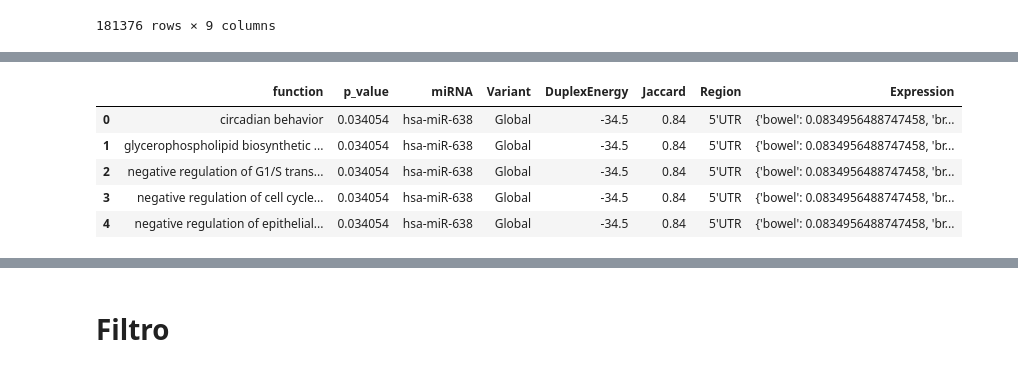
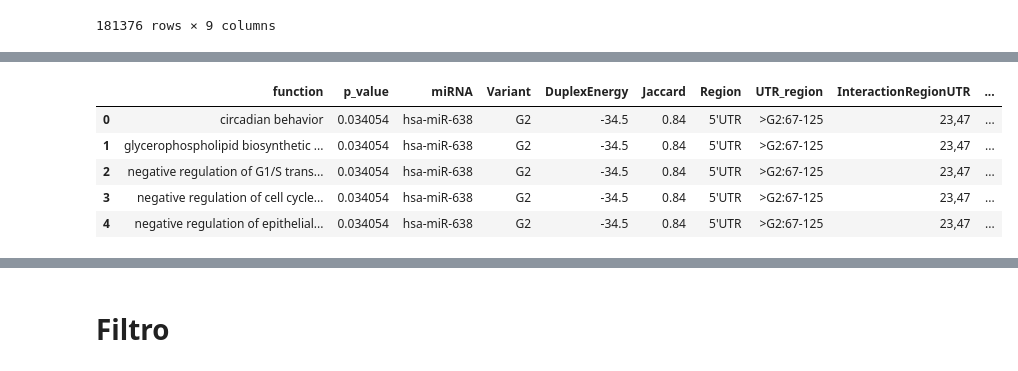
Before and after one commit to FerAmbriz/SelectionPatternsSARSCoV2, a Jupyter notebook: scr/14_TissueExpression.ipynb, the cells around one changed output, grey strips where cells are left out. Drawn from its saved outputs; the diff is of its cells as text; code cells hidden in the pictures.

```diff
--- a/scr/14_TissueExpression.ipynb
+++ b/scr/14_TissueExpression.ipynb
@@ -10,7 +10,11 @@ from tqdm import tqdm
 import ast
 import matplotlib.pyplot as plt
 # %%
-dft = pd.read_csv('../Data/Contribution_miRNA_time_pathwayGO_BP.tsv', sep = '\t')
-dfv = pd.read_csv('../Data/Contribution_miRNA_variant_pathwayGO_BP.tsv', sep = '\t')
+dft = pd.read_csv('../../Data/Estratos/Pathways/Contribution_miRNA_time_pathwayGO_BP.tsv', sep = '\t')
+dfv = pd.read_csv('../../Data/Estratos/Pathways/Contribution_miRNA_variant_pathwayGO_BP.tsv', sep = '\t')
+dfs = pd.read_csv('../../Data/Estratos/Pathways/Contribution_miRNA_spectral_pathwayGO_BP.tsv', sep = '\t')
+dfsp = pd.read_csv('../../Data/Estratos/Pathways/Contribution_miRNA_spectrum_pathwayGO_BP.tsv', sep = '\t')
+dfgt = pd.read_csv('../../Data/Estratos/Pathways/Contribution_miRNA_ConstantClusters_pathwayGO_BP.tsv', sep = '\t')
+
 dfv.head()
 # %% [output]
@@ -28,5 +30,5 @@ len(set(dft[dft['Variant']=='(2010-12-05,2020-03-01]']['miRNA']) - set(dft[dft['
 # %%
-df_expression = pd.read_csv('../Data/hsa_snc_expression.csv')
+df_expression = pd.read_csv('../../Data/hsa_snc_expression.csv')
 df_expression.head()
 # %% [output]
 |  | source | norm | body | organ | tissue | type | acc | expression | species |
@@ -112,9 +115,23 @@ Done
 # %%
-dfv.head()
+# Crea un pool de procesos
+pool = mp.Pool(mp.cpu_count())
+pbar = tqdm(total=len(dfs['miRNA']))
+def update(*a):
+    pbar.update()
+results = []
+for miRNA in dfs['miRNA']:
+    result = pool.apply_async(extract_expression, args=(miRNA,), callback=update)
+    results.append(result)
+pool.close()
+pool.join()
+dfs['Expression'] = [result.get() for result in results]
+pbar.close()
+
+dfs.head()
 # %% [output]
-|  | function | p_value | miRNA | Variant | DuplexEnergy | Jaccard | Region | Expression |
-| 0 | circadian behavior | 0.034054 | hsa-miR-638 | Global | -34.5 | 0.84 | 5'UTR | {'bowel': 0.0834956488747458, 'br... |
-| 1 | glycerophospholipid biosynthetic ... | 0.034054 | hsa-miR-638 | Global | -34.5 | 0.84 | 5'UTR | {'bowel': 0.0834956488747458, 'br... |
-| 2 | negative regulation of G1/S trans... | 0.034054 | hsa-miR-638 | Global | -34.5 | 0.84 | 5'UTR | {'bowel': 0.0834956488747458, 'br... |
-| 3 | negative regulation of cell cycle... | 0.034054 | hsa-miR-638 | Global | -34.5 | 0.84 | 5'UTR | {'bowel': 0.0834956488747458, 'br... |
-| 4 | negative regulation of epithelial... | 0.034054 | hsa-miR-638 | Global | -34.5 | 0.84 | 5'UTR | {'bowel': 0.0834956488747458, 'br... |
+|  | function | p_value | miRNA | Variant | DuplexEnergy | Jaccard | Region | UTR_region | InteractionRegionUTR | ... |
+| 0 | circadian behavior | 0.034054 | hsa-miR-638 | G2 | -34.5 | 0.84 | 5'UTR | >G2:67-125 | 23,47 | ... |
+| 1 | glycerophospholipid biosynthetic ... | 0.034054 | hsa-miR-638 | G2 | -34.5 | 0.84 | 5'UTR | >G2:67-125 | 23,47 | ... |
+| 2 | negative regulation of G1/S trans... | 0.034054 | hsa-miR-638 | G2 | -34.5 | 0.84 | 5'UTR | >G2:67-125 | 23,47 | ... |
+| 3 | negative regulation of cell cycle... | 0.034054 | hsa-miR-638 | G2 | -34.5 | 0.84 | 5'UTR | >G2:67-125 | 23,47 | ... |
+| 4 | negative regulation of epithelial... | 0.034054 | hsa-miR-638 | G2 | -34.5 | 0.84 | 5'UTR | >G2:67-125 | 23,47 | ... |
```
Also changed, not shown: parts of 22 cells of this notebook, 20 other files.
